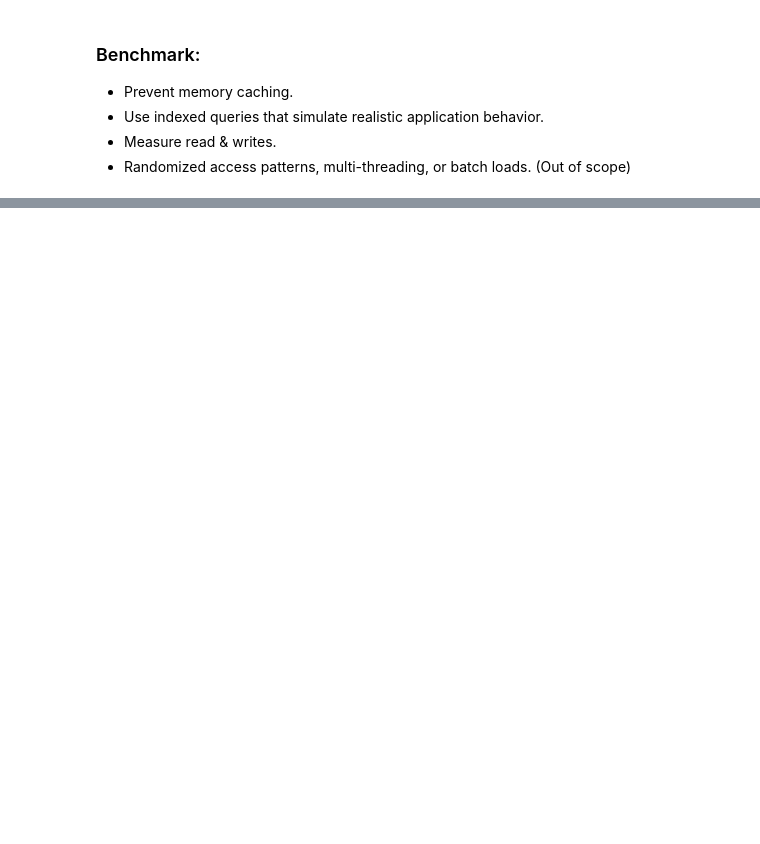
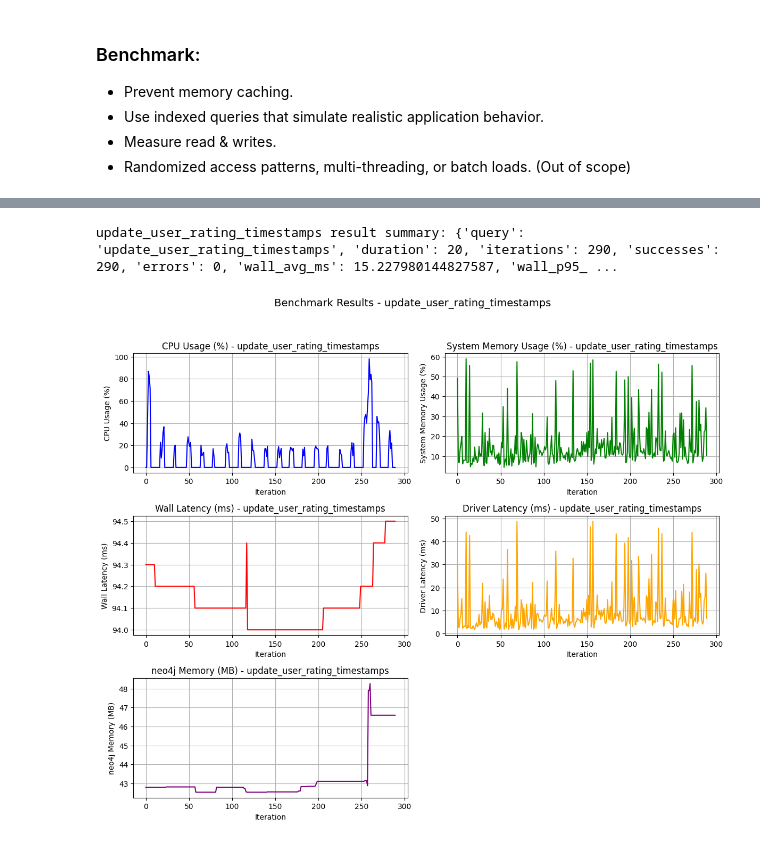
Before and after one commit to enzofali/bdnr, a Jupyter notebook: notebooks/benchmark/neo4j.ipynb, the cells around one changed output, grey strips where cells are left out. Drawn from its saved outputs; the diff is of its cells as text; code cells hidden in the pictures; blank space fills up the shorter version.

```diff
--- a/notebooks/benchmark/neo4j.ipynb
+++ b/notebooks/benchmark/neo4j.ipynb
@@ -887,2 +897,44 @@ plot_benchmark_results(
+# %%
+import numpy as np
+
+USER_SAMPLE_SIZE = 500
+SAMPLE_POOL = list(np.random.choice(selected_users, size=USER_SAMPLE_SIZE, replace=False))
 # %%
-# TODO: ADD bd_hits?
+# ----------- Update Operations -------------
+def update_user_rating_timestamps():
+    user_id = SAMPLE_POOL.pop()
+
+    with driver.session() as session:
+        t0 = time.perf_counter_ns()
+
+        session.run("""
+            MATCH (u:User {userId: $userId})-[r:RATED]->(:Movie)
+            SET r.timestamp = datetime({ epochSeconds: r.timestamp })
+        """, userId=user_id)
+
+        driver_time_ns = time.perf_counter_ns() - t0
+
+    return True, driver_time_ns
+# %%
+update_queries = [
+    ("update_user_rating_timestamps", update_user_rating_timestamps)
+]
+
+for query_id, query_func in update_queries:
+    result = run_benchmark(query_id, query_func, duration=20)
+    print(f"{query_id} result summary:", result.summary)
+# %% [output]
+update_user_rating_timestamps result summary: {'query': 'update_user_rating_timestamps', 'duration': 20, 'iterations': 290, 'successes': 290, 'errors': 0, 'wall_avg_ms': 15.227980144827587, 'wall_p95_ ...
+# %%
+from src.benchmark.utils import plot_benchmark_results
+
+plot_benchmark_results(
+    query_id,
+    result.series["sys_cpu_pct"],
+    result.series["sys_mem_pct"],
+    result.series["wall_ms"],
+    result.series["driver_ms"],
+    neo4j_mem=result.series["neo4j_rss_mb"]
+)
+# %% [output]
+[figure, added]
```
Also changed, not shown: parts of 14 cells of this notebook, 9 other files.
